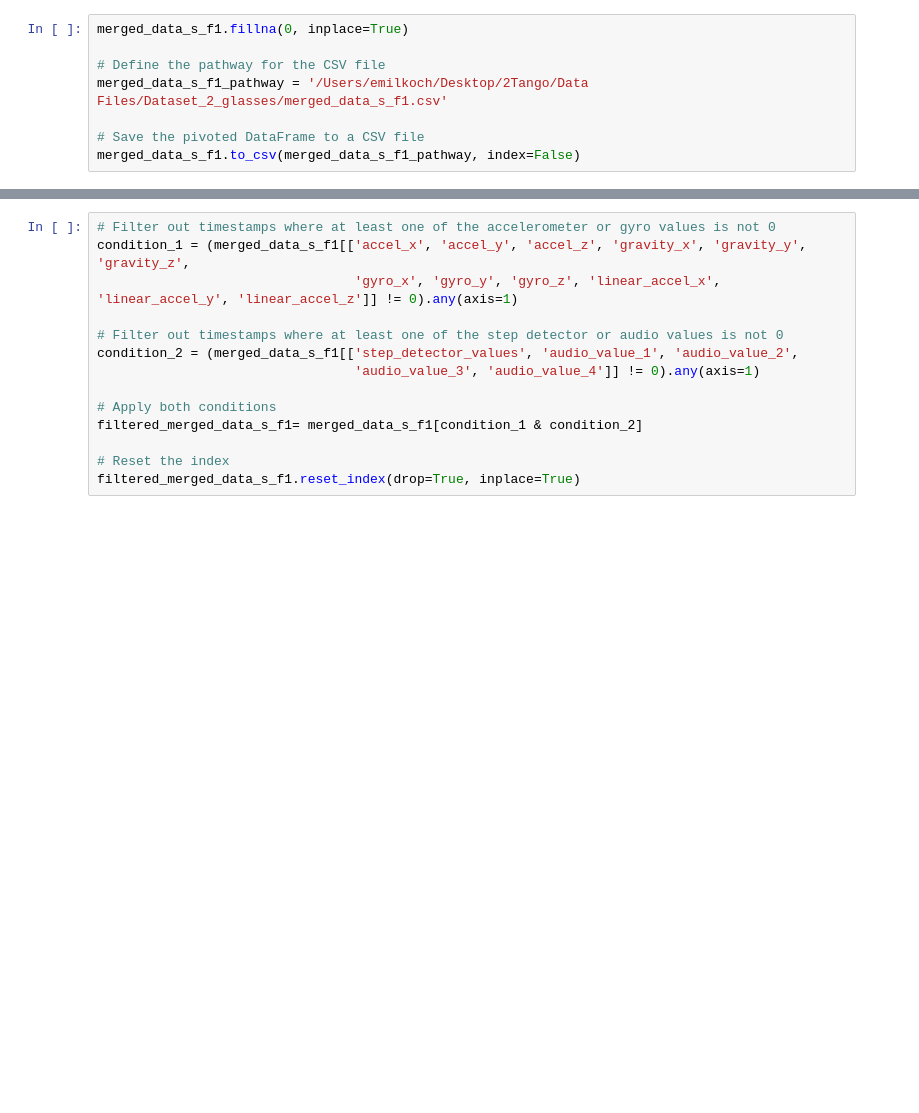
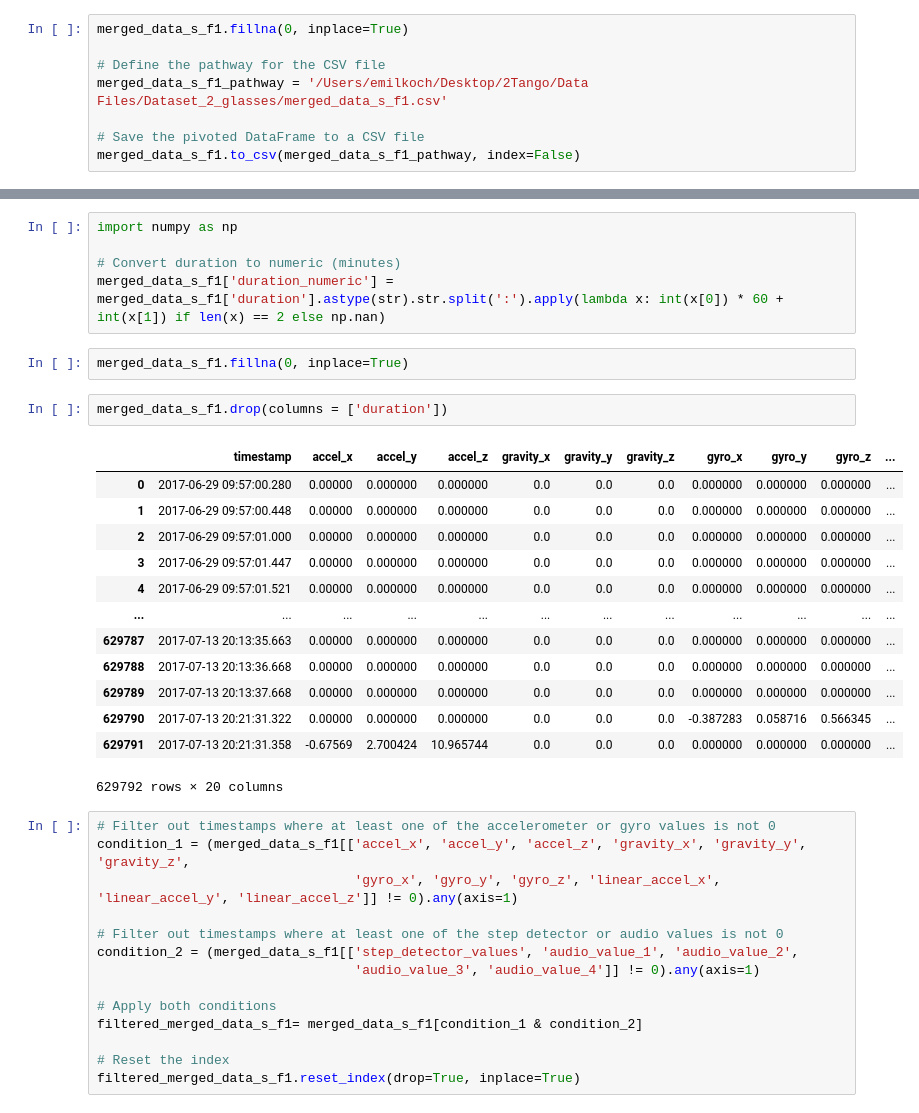
Before and after one commit to twotango/messenger, a Jupyter notebook: Research/Weeks/week_12.ipynb, the cells around one changed output, grey strips where cells are left out. Drawn from its saved outputs; the diff is of its cells as text; blank space fills up the shorter version.

```diff
--- a/Research/Weeks/week_12.ipynb
+++ b/Research/Weeks/week_12.ipynb
@@ -1047,3 +1063,26 @@ merged_data_s_f1.to_csv(merged_data_s_f1_pathway, index=False)
+# %%
+import numpy as np
+
+# Convert duration to numeric (minutes)
+merged_data_s_f1['duration_numeric'] = merged_data_s_f1['duration'].astype(str).str.split(':').apply(lambda x: int(x[0]) * 60 + int(x[1]) if len(x) == 2 else np.nan)
+# %%
+merged_data_s_f1.fillna(0, inplace=True)
+# %%
+merged_data_s_f1.drop(columns = ['duration'])
+# %% [output]
+|  | timestamp | accel_x | accel_y | accel_z | gravity_x | gravity_y | gravity_z | gyro_x | gyro_y | gyro_z | ... |
+| 0 | 2017-06-29 09:57:00.280 | 0.00000 | 0.000000 | 0.000000 | 0.0 | 0.0 | 0.0 | 0.000000 | 0.000000 | 0.000000 | ... |
+| 1 | 2017-06-29 09:57:00.448 | 0.00000 | 0.000000 | 0.000000 | 0.0 | 0.0 | 0.0 | 0.000000 | 0.000000 | 0.000000 | ... |
+| 2 | 2017-06-29 09:57:01.000 | 0.00000 | 0.000000 | 0.000000 | 0.0 | 0.0 | 0.0 | 0.000000 | 0.000000 | 0.000000 | ... |
+| 3 | 2017-06-29 09:57:01.447 | 0.00000 | 0.000000 | 0.000000 | 0.0 | 0.0 | 0.0 | 0.000000 | 0.000000 | 0.000000 | ... |
+| 4 | 2017-06-29 09:57:01.521 | 0.00000 | 0.000000 | 0.000000 | 0.0 | 0.0 | 0.0 | 0.000000 | 0.000000 | 0.000000 | ... |
+| ... | ... | ... | ... | ... | ... | ... | ... | ... | ... | ... | ... |
+| 629787 | 2017-07-13 20:13:35.663 | 0.00000 | 0.000000 | 0.000000 | 0.0 | 0.0 | 0.0 | 0.000000 | 0.000000 | 0.000000 | ... |
+| 629788 | 2017-07-13 20:13:36.668 | 0.00000 | 0.000000 | 0.000000 | 0.0 | 0.0 | 0.0 | 0.000000 | 0.000000 | 0.000000 | ... |
+| 629789 | 2017-07-13 20:13:37.668 | 0.00000 | 0.000000 | 0.000000 | 0.0 | 0.0 | 0.0 | 0.000000 | 0.000000 | 0.000000 | ... |
+| 629790 | 2017-07-13 20:21:31.322 | 0.00000 | 0.000000 | 0.000000 | 0.0 | 0.0 | 0.0 | -0.387283 | 0.058716 | 0.566345 | ... |
+| 629791 | 2017-07-13 20:21:31.358 | -0.67569 | 2.700424 | 10.965744 | 0.0 | 0.0 | 0.0 | 0.000000 | 0.000000 | 0.000000 | ... |
+629792 rows × 20 columns
 # %%
 # Filter out timestamps where at least one of the accelerometer or gyro values is not 0
 condition_1 = (merged_data_s_f1[['accel_x', 'accel_y', 'accel_z', 'gravity_x', 'gravity_y', 'gravity_z',
```
Also changed, not shown: parts of 10 cells of this notebook, 3 other files.
